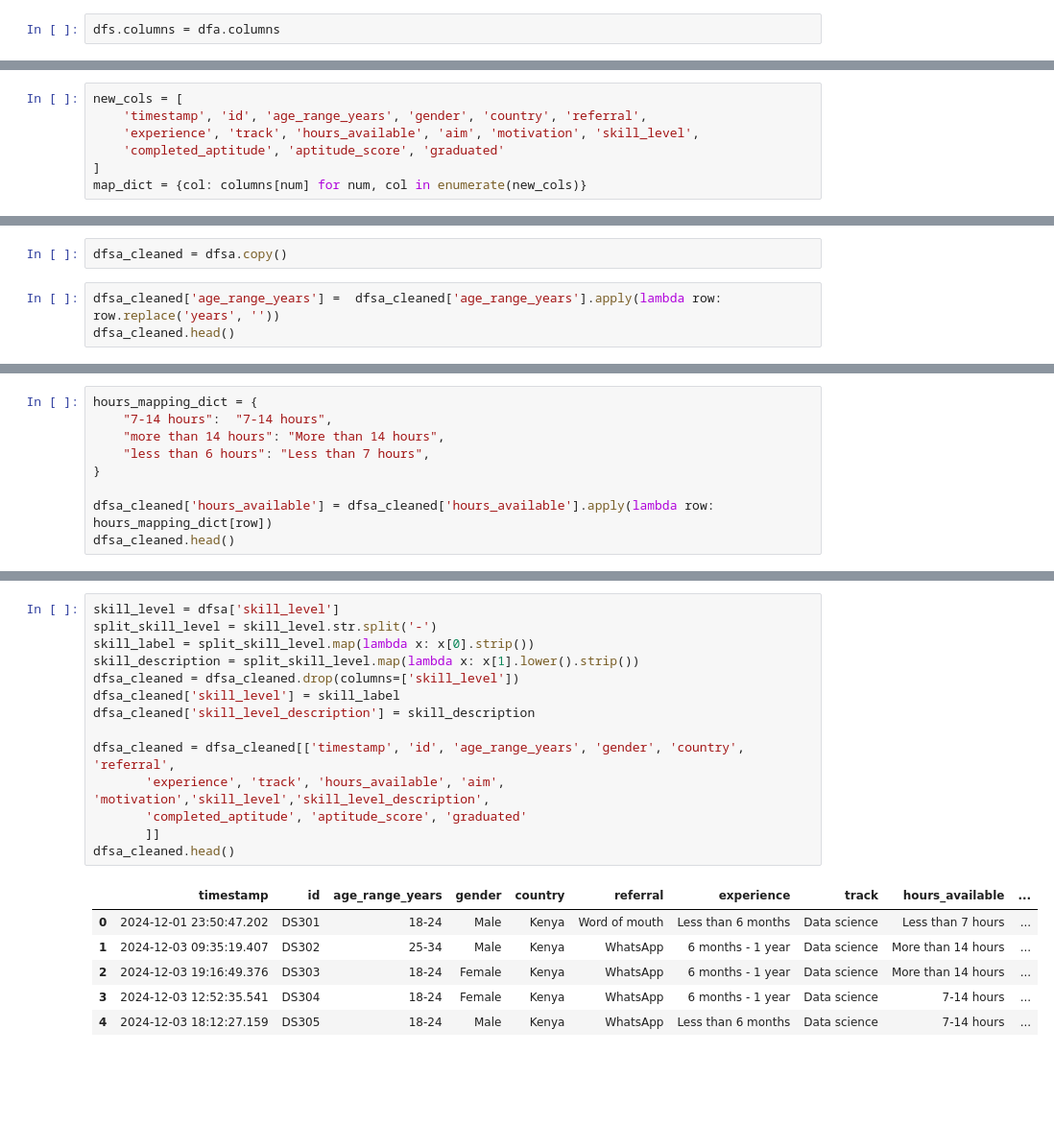
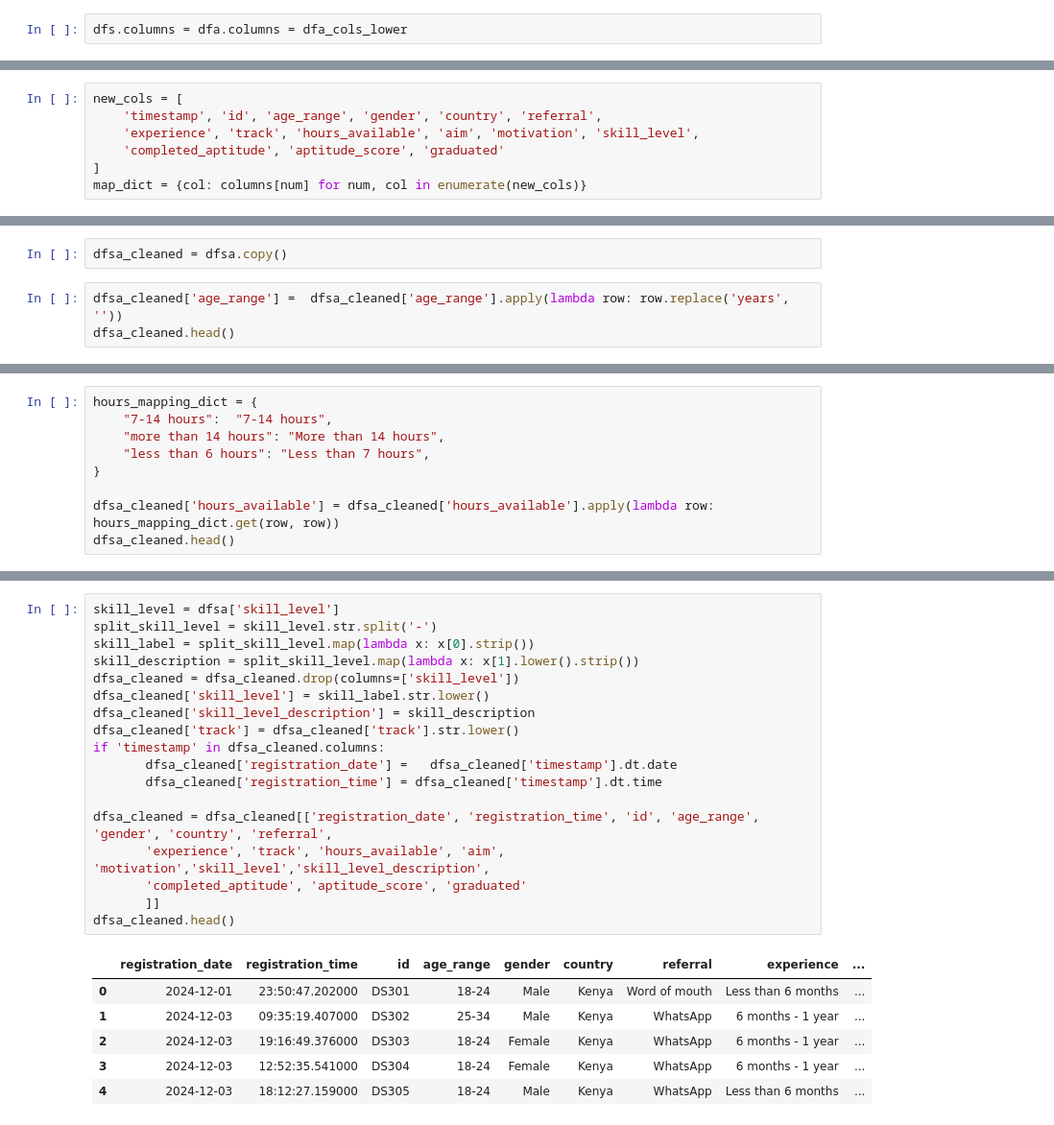
Before and after one commit to xuzmocode4-325/katlego-engineering-c4-project, a Jupyter notebook: notebooks/pipeline.ipynb, the cells around one changed output, grey strips where cells are left out. Shown at 96% size. Drawn from its saved outputs; the diff is of its cells as text; blank space fills up the shorter version.

```diff
--- a/notebooks/pipeline.ipynb
+++ b/notebooks/pipeline.ipynb
@@ -53,5 +78,5 @@ array([ True, False,  True,  True,  True,  True,  True,  True,  True,
 # %%
-dfs.columns = dfa.columns
+dfs.columns = dfa.columns = dfa_cols_lower
 # %%
 dfsa = pd.concat([dfs, dfa], axis=0)
 # %%
@@ -87,7 +105,7 @@ Index(['Timestamp', 'ID No.', 'Age range', 'Gender', 'Country',
       dtype='object')
 # %%
 new_cols = [
-    'timestamp', 'id', 'age_range_years', 'gender', 'country', 'referral',
+    'timestamp', 'id', 'age_range', 'gender', 'country', 'referral',
     'experience', 'track', 'hours_available', 'aim', 'motivation', 'skill_level',
     'completed_aptitude', 'aptitude_score', 'graduated'
 ]
@@ -243,6 +339,6 @@ Name: count, dtype: int64
 # %%
 dfsa_cleaned = dfsa.copy()
 # %%
-dfsa_cleaned['age_range_years'] =  dfsa_cleaned['age_range_years'].apply(lambda row: row.replace('years', ''))
+dfsa_cleaned['age_range'] =  dfsa_cleaned['age_range'].apply(lambda row: row.replace('years', ''))
 dfsa_cleaned.head()
 # %% [output]
@@ -282,6 +378,6 @@ hours_mapping_dict = {
     "less than 6 hours": "Less than 7 hours",
 }
 
-dfsa_cleaned['hours_available'] = dfsa_cleaned['hours_available'].apply(lambda row: hours_mapping_dict[row])
+dfsa_cleaned['hours_available'] = dfsa_cleaned['hours_available'].apply(lambda row: hours_mapping_dict.get(row, row))
 dfsa_cleaned.head()
 # %% [output]
@@ -304,21 +400,25 @@ dfsa_cleaned.head()
 # %%
 skill_level = dfsa['skill_level']
 split_skill_level = skill_level.str.split('-')
 skill_label = split_skill_level.map(lambda x: x[0].strip())
 skill_description = split_skill_level.map(lambda x: x[1].lower().strip())
 dfsa_cleaned = dfsa_cleaned.drop(columns=['skill_level'])
-dfsa_cleaned['skill_level'] = skill_label
+dfsa_cleaned['skill_level'] = skill_label.str.lower()
 dfsa_cleaned['skill_level_description'] = skill_description
+dfsa_cleaned['track'] = dfsa_cleaned['track'].str.lower()
+if 'timestamp' in dfsa_cleaned.columns:
+       dfsa_cleaned['registration_date'] =   dfsa_cleaned['timestamp'].dt.date
+       dfsa_cleaned['registration_time'] = dfsa_cleaned['timestamp'].dt.time
 
-dfsa_cleaned = dfsa_cleaned[['timestamp', 'id', 'age_range_years', 'gender', 'country', 'referral',
+dfsa_cleaned = dfsa_cleaned[['registration_date', 'registration_time', 'id', 'age_range', 'gender', 'country', 'referral',
        'experience', 'track', 'hours_available', 'aim', 'motivation','skill_level','skill_level_description',
        'completed_aptitude', 'aptitude_score', 'graduated'
        ]]
 dfsa_cleaned.head()
 # %% [output]
-|  | timestamp | id | age_range_years | gender | country | referral | experience | track | hours_available | ... |
-| 0 | 2024-12-01 23:50:47.202 | DS301 | 18-24 | Male | Kenya | Word of mouth | Less than 6 months | Data science | Less than 7 hours | ... |
-| 1 | 2024-12-03 09:35:19.407 | DS302 | 25-34 | Male | Kenya | WhatsApp | 6 months - 1 year | Data science | More than 14 hours | ... |
-| 2 | 2024-12-03 19:16:49.376 | DS303 | 18-24 | Female | Kenya | WhatsApp | 6 months - 1 year | Data science | More than 14 hours | ... |
-| 3 | 2024-12-03 12:52:35.541 | DS304 | 18-24 | Female | Kenya | WhatsApp | 6 months - 1 year | Data science | 7-14 hours | ... |
-| 4 | 2024-12-03 18:12:27.159 | DS305 | 18-24 | Male | Kenya | WhatsApp | Less than 6 months | Data science | 7-14 hours | ... |
+|  | registration_date | registration_time | id | age_range | gender | country | referral | experience | ... |
+| 0 | 2024-12-01 | 23:50:47.202000 | DS301 | 18-24 | Male | Kenya | Word of mouth | Less than 6 months | ... |
+| 1 | 2024-12-03 | 09:35:19.407000 | DS302 | 25-34 | Male | Kenya | WhatsApp | 6 months - 1 year | ... |
+| 2 | 2024-12-03 | 19:16:49.376000 | DS303 | 18-24 | Female | Kenya | WhatsApp | 6 months - 1 year | ... |
+| 3 | 2024-12-03 | 12:52:35.541000 | DS304 | 18-24 | Female | Kenya | WhatsApp | 6 months - 1 year | ... |
+| 4 | 2024-12-03 | 18:12:27.159000 | DS305 | 18-24 | Male | Kenya | WhatsApp | Less than 6 months | ... |
```
Also changed, not shown: parts of 55 cells of this notebook, 42 other files.
